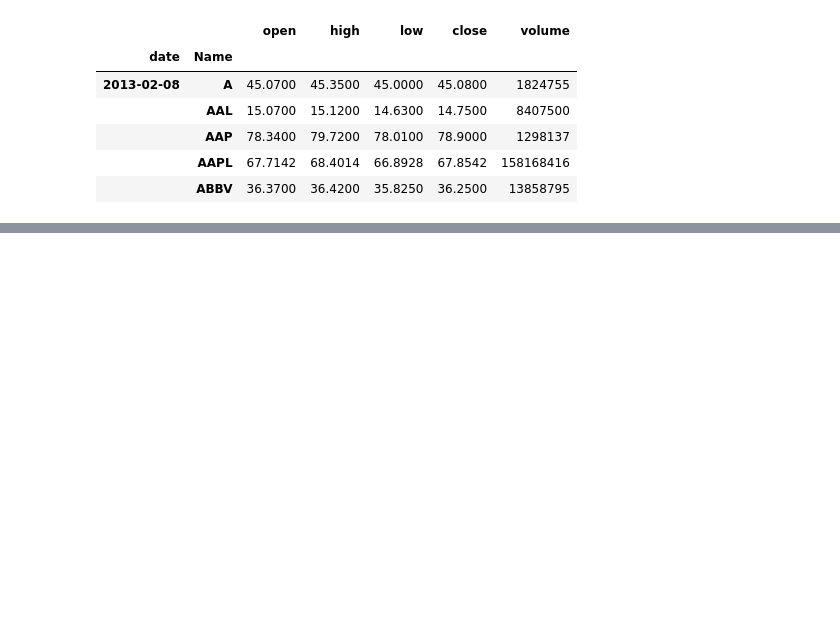
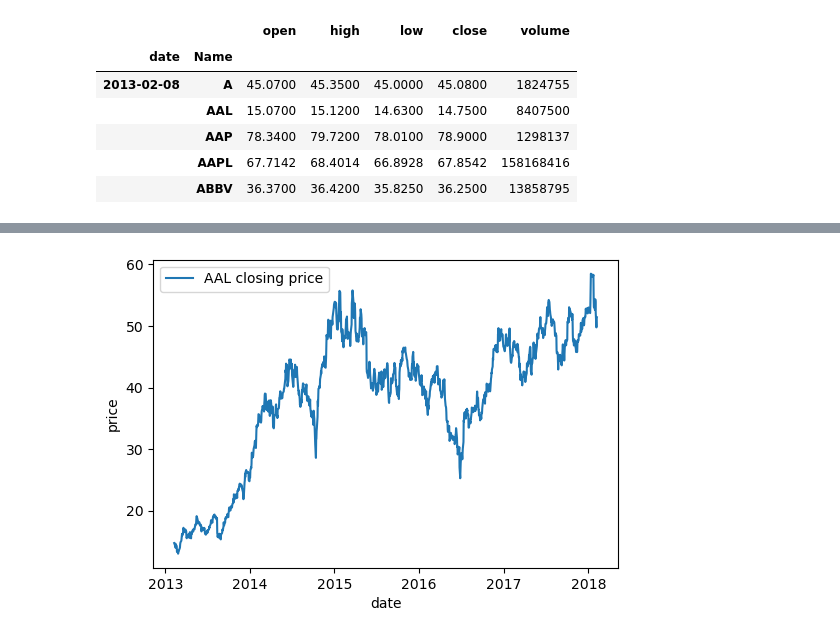
Before and after one commit to omid-sar/Interview-Preparation, a Jupyter notebook: data_manipulation/time_series.ipynb, the cells around one changed output, grey strips where cells are left out. Saved outputs shown, nothing was run; the diff lists cells and outputs as text; code cells hidden in the pictures; blank space fills up the shorter version.

```diff
--- a/data_manipulation/time_series.ipynb
+++ b/data_manipulation/time_series.ipynb
@@ -45,0 +59,3 @@ df_t.head()
+# %%
+aal_close = aal_close.reset_index()
+aal_close
@@ -45,0 +76,8 @@ df_t.head()
+# %%
+plt.figure(figsize=(6,4))
+plt.plot(aal_close.date, aal_close.close, label="AAL closing price")
+plt.xlabel('date')
+plt.ylabel('price')
+plt.legend();
+# %% [output]
+[figure, added]
```
Also changed, not shown: parts of 6 cells of this notebook.
